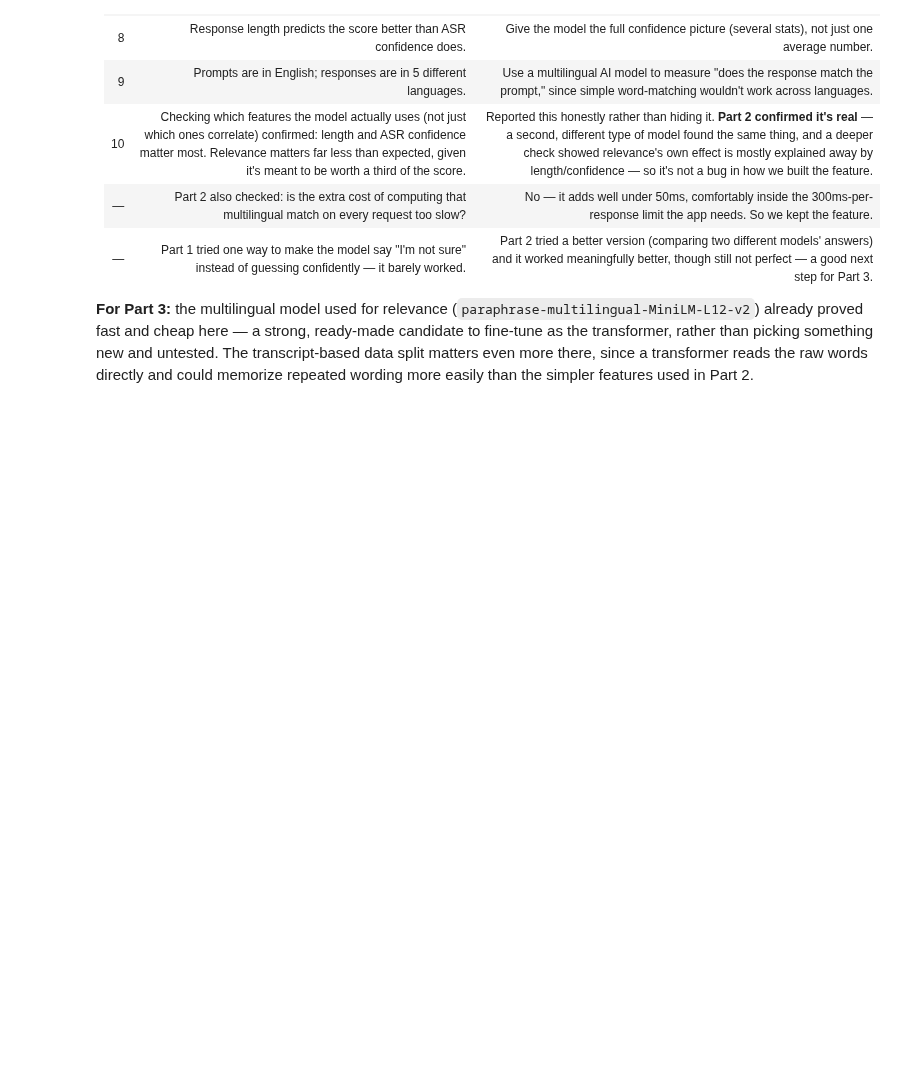
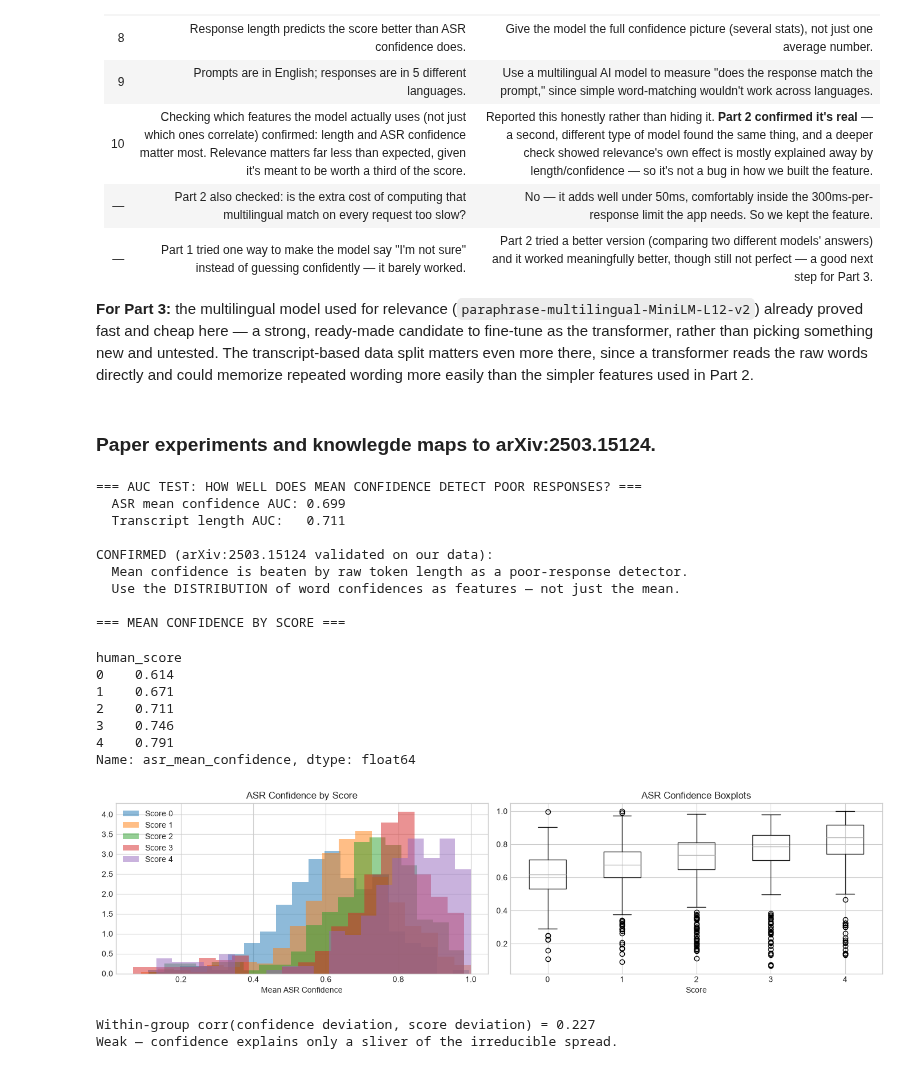
Before and after one commit to rahul-srinivas08/learner-response-scoring, a Jupyter notebook: Part_01_EDA.ipynb, the cells around one changed output. Saved outputs shown, nothing was run; the diff lists cells and outputs as text; code cells hidden in the pictures; blank space fills up the shorter version.

Commit message:
Add paper-experiment cell to Part 1 EDA (arXiv:2503.15124)
Co-Authored-By: Claude Sonnet 5 <noreply@anthropic.com>

```diff
--- a/Part_01_EDA.ipynb
+++ b/Part_01_EDA.ipynb
@@ -876,3 +876,59 @@ Big-error (>=2) rate on abstained rows: 8.2%  vs answered rows: 7.6%
 | — | Part 1 tried one way to make the model say "I'm not sure" instead of guessing confidently — it barely worked. | Part 2 tried a better version (comparing two different models' answers) and it worked meaningfully better, though still not perfect — a good next step for Part 3. |
 
 **For Part 3:** the multilingual model used for relevance (`paraphrase-multilingual-MiniLM-L12-v2`) already proved fast and cheap here — a strong, ready-made candidate to fine-tune as the transformer, rather than picking something new and untested. The transcript-based data split matters even more there, since a transformer reads the raw words directly and could memorize repeated wording more easily than the simpler features used in Part 2.
+# %% [markdown]
+### Paper experiments and knowlegde maps to arXiv:2503.15124.
+# %%
+y = df_raw['human_score'].values
+poor = (y <= 1).astype(int)
+
+print("=== AUC TEST: HOW WELL DOES MEAN CONFIDENCE DETECT POOR RESPONSES? ===")
+print(f"  ASR mean confidence AUC: {roc_auc_score(poor, -df_raw['asr_mean_confidence']):.3f}")
+print(f"  Transcript length AUC:   {roc_auc_score(poor, -df_raw['n_tok']):.3f}")
+print()
+print("CONFIRMED (maps to arXiv:2503.15124. validated on our data):")
+print("  Mean confidence is beaten by raw token length as a poor-response detector.")
+print("  Use the DISTRIBUTION of word confidences as features — not just the mean.")
+
+print()
+print("=== MEAN CONFIDENCE BY SCORE ===")
+display(df_raw.groupby('human_score')['asr_mean_confidence'].mean().round(3))
+
+fig, axes = plt.subplots(1, 2, figsize=(14, 4))
+for score in sorted(df_raw['human_score'].unique()):
+    conf_vals = df_raw[df_raw['human_score'] == score]['asr_mean_confidence']
+    axes[0].hist(conf_vals, alpha=0.5, bins=20, density=True, label=f'Score {score}')
+axes[0].set_xlabel('Mean ASR Confidence'); axes[0].set_title('ASR Confidence by Score')
+axes[0].legend()
+df_raw.boxplot(column='asr_mean_confidence', by='human_score', ax=axes[1])
+axes[1].set_title('ASR Confidence Boxplots'); axes[1].set_xlabel('Score')
+plt.suptitle(''); plt.tight_layout(); plt.show()
+
+# Within-group confidence correlation (tests if confidence explains irreducible spread)
+key = ['asr_transcript', 'cefr_level', 'target_language']
+g   = df_raw.groupby(key)
+dev  = df_raw['human_score'] - g['human_score'].transform('mean')
+cdev = df_raw['asr_mean_confidence'] - g['asr_mean_confidence'].transform('mean')
+m    = g['human_score'].transform('count') > 4
+print(f"Within-group corr(confidence deviation, score deviation) = {cdev[m].corr(dev[m]):.3f}")
+print("Weak — confidence explains only a sliver of the irreducible spread.")
+# %% [output]
+=== AUC TEST: HOW WELL DOES MEAN CONFIDENCE DETECT POOR RESPONSES? ===
+  ASR mean confidence AUC: 0.699
+  Transcript length AUC:   0.711
+
+CONFIRMED (arXiv:2503.15124 validated on our data):
+  Mean confidence is beaten by raw token length as a poor-response detector.
+  Use the DISTRIBUTION of word confidences as features — not just the mean.
+
+=== MEAN CONFIDENCE BY SCORE ===
+human_score
+0    0.614
+1    0.671
+2    0.711
+3    0.746
+4    0.791
+Name: asr_mean_confidence, dtype: float64
+[figure, added]
+Within-group corr(confidence deviation, score deviation) = 0.227
+Weak — confidence explains only a sliver of the irreducible spread.
```
